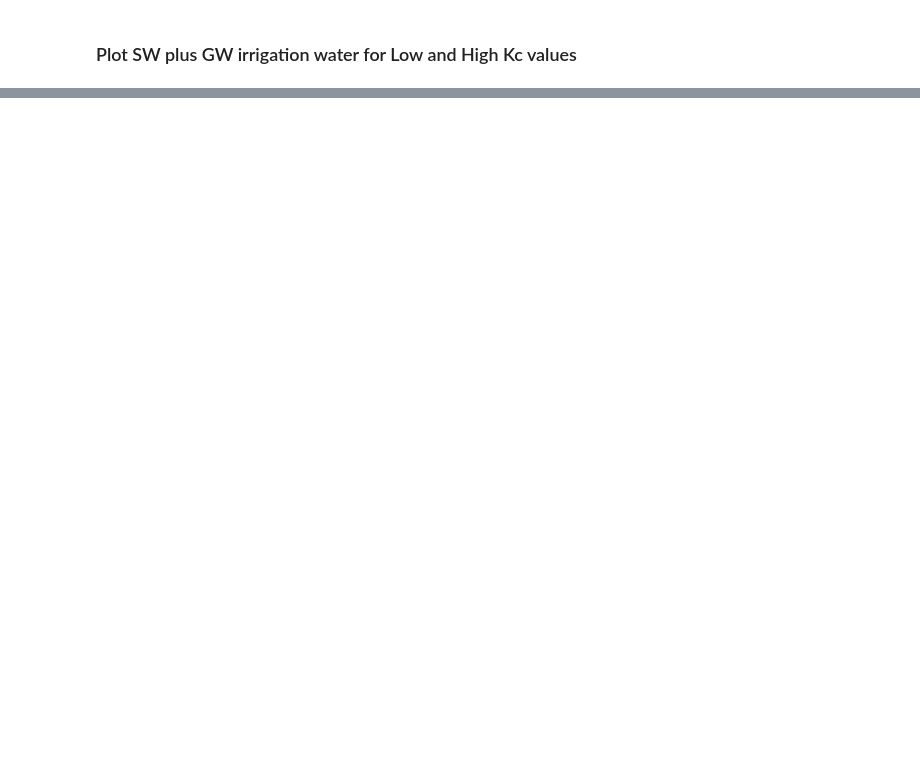
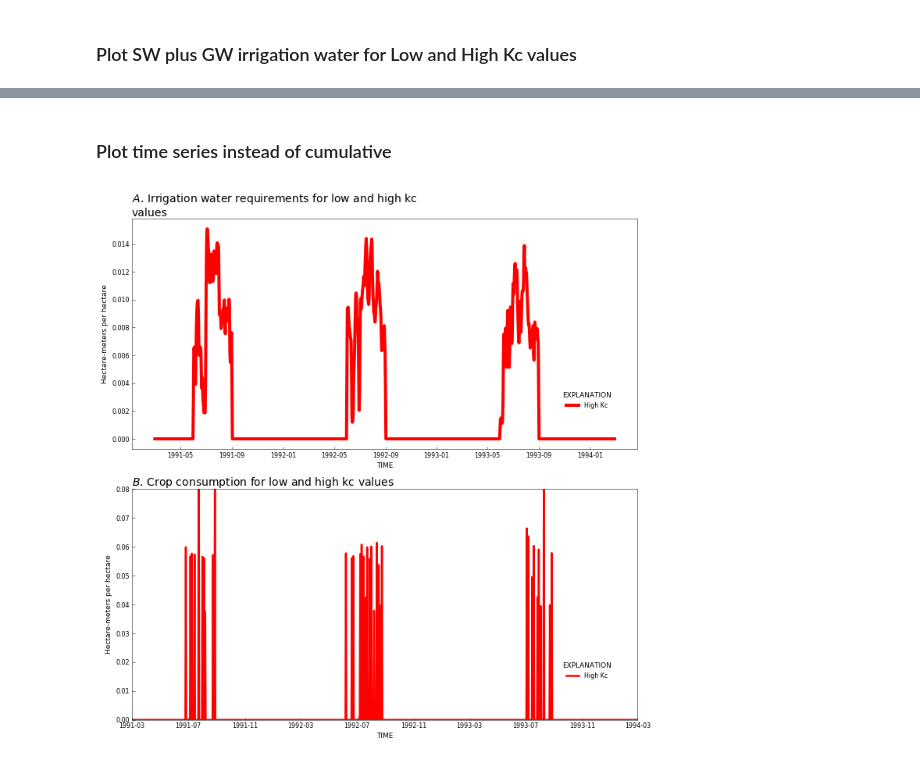
Before and after one commit to rniswon/gsflow_examples, a Jupyter notebook: sagehen_Agwater/notebook/Ag_ETdemand.ipynb, the cells around one changed output, grey strips where cells are left out. Cells and saved outputs as stored; diff of their text form; code cells hidden in the pictures; blank space fills up the shorter version.

```diff
--- a/sagehen_Agwater/notebook/Ag_ETdemand.ipynb
+++ b/sagehen_Agwater/notebook/Ag_ETdemand.ipynb
@@ -490,0 +491,51 @@ plt.savefig('WR_Kccomp.pdf')
+# %% [markdown]
+### Plot time series instead of cumulative
+# %%
+# blow up the fonts for this demo
+plt.rcParams['xtick.labelsize'] = 8
+plt.rcParams['ytick.labelsize'] = 8
+plt.rcParams['axes.titlesize'] = 14
+
+fig, axis = plt.subplots(2, 1, figsize=(10, 10))
+axis = axis.flat
+
+axis[1].plot(plotdates,y4_low_24,color='r', linewidth=2.5, label="High Kc")
+#axis[1].plot(plotdates,y4_low_24,color='b', linewidth=2.5, label="Low Kc")
+
+# set axis range to specified value
+plt.xlim(plotdates[0],plotdates[len(plotdates)-1])
+plt.ylim(0.0,0.08)
+
+axis[0].plot(plotdates,y2et_low_24,color='r', linewidth=4, label="High Kc")
+#axis[0].plot(plotdates,y2et_low_24,color='b', linewidth=2.5, label="Low Kc")
+#axis[1].plot(plotdates,y1et_high_24,color='black', linewidth=1.5, label="Well Watered")
+
+
+axis[0].set_ylabel('Hectare-meters per hectare')
+axis[0].set_xlabel(header[0])
+
+
+plt.ylabel('Hectare-meters per hectare')
+plt.xlabel(header[0])
+
+start, end = axis[0].get_xlim()
+#axis[0].xaxis.set_ticks(np.arange(start, end, 90.0))
+
+rf.title(axis[0], 'Irrigation water requirements for low and high Kc values', subplot_prefix='A')
+
+#rf.axis_numbering(axis[1], format_x=True)
+fmt = mdates.DateFormatter('%Y-%m-%d')
+rf.title(axis[1], 'Crop consumption for low and high Kc values', subplot_prefix='B')
+
+# Set legend
+handles, labels = axis[0].get_legend_handles_labels()
+rf.legend(axis[0], handles, labels, bbox_to_anchor=(.9, 0.15))
+
+# Set legend
+handles, labels = axis[1].get_legend_handles_labels()
+rf.legend(axis[1], handles, labels, bbox_to_anchor=(.9, 0.15))
+
+plt.tight_layout()
+plt.savefig('WR_triggercomp.pdf')
+# %% [output]
+[figure, added]
```
Also changed, not shown: parts of 5 cells of this notebook, 3 other files.
